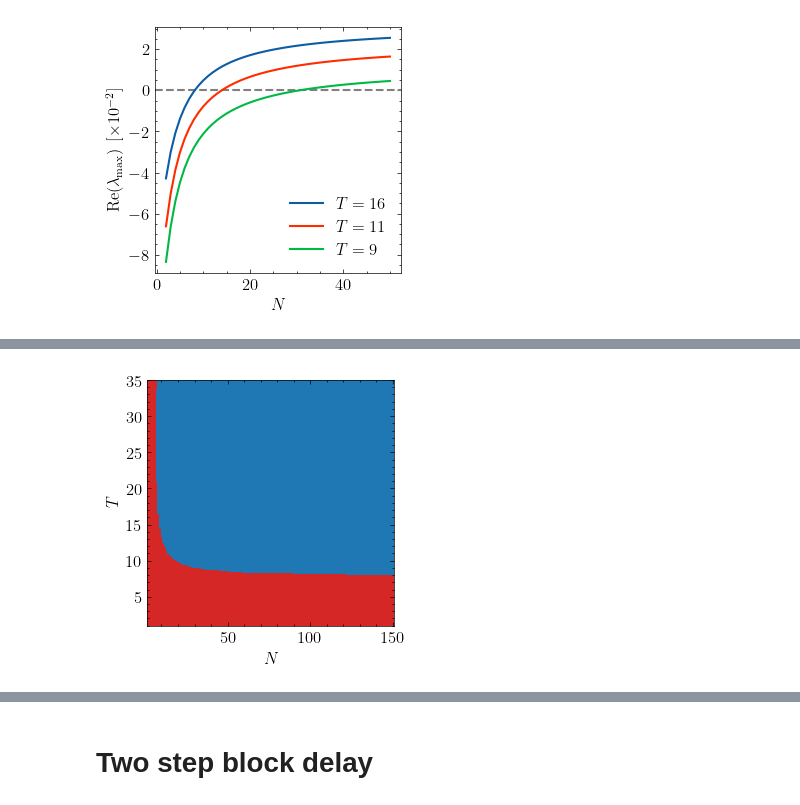
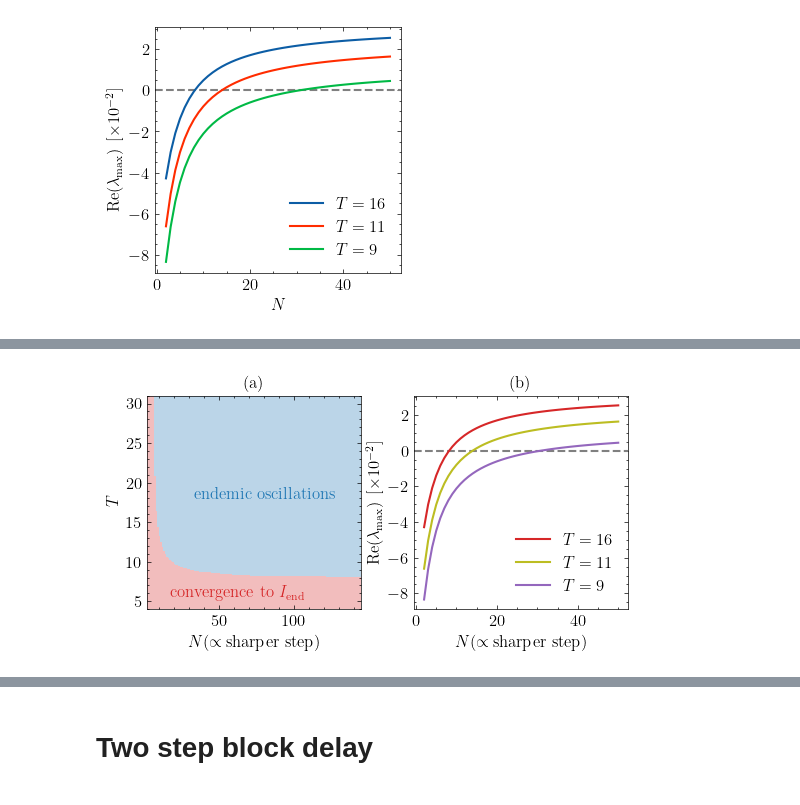
Before and after one commit to ISCOTTYI/sirs-oscillations, a Jupyter notebook: numerical_analysis.ipynb, the cells around one changed output, grey strips where cells are left out. Cells and saved outputs as stored; diff of their text form; code cells hidden in the pictures.

```diff
--- a/numerical_analysis.ipynb
+++ b/numerical_analysis.ipynb
@@ -241,14 +256,0 @@ display(fig)
-# %%
-p = (2, 1, 8)
-Ns = 2:300
-
-fig, ax = plt.subplots()
-ax.set(
-    xlabel = L"N", ylabel = L"\operatorname{Re}(\lambda_\mathrm{max}) \: \left[\times 10^{-2}\right]",
-    box_aspect = 1
-)
-ax.axhline(0.0, ls = "--", c = "gray")
-ax.plot(Ns, λ_max.(erlang_block_kernel_jacobian.(p..., Ns)) ./ 10^(-2),
-        label = L"T = %$(p[end])")
-ax.legend()
-display(fig)
@@ -370,43 +372,60 @@ display(fig)
 # %% [output]
 [figure]
 # %%
-# Ns = 5:1:200
-# Ts = 2:0.1:60
-# β, ρ = 5, 1
+## PLOT FOR POSTER ##
+
+fig, (axl, axr) = plt.subplots(figsize=(6.2, 3.1), ncols = 2)
+# fig.subplots_adjust(wspace = 0.05)
+axr.set(
+    xlabel = L"N (\propto \text{sharper step})", ylabel = L"\operatorname{Re}(\lambda_\mathrm{max}) \: \left[\times 10^{-2}\right]",
+    box_aspect = 1, title = "(b)"
+)
+Ns = 2:50
+axr.axhline(0.0, ls = "--", c = "gray")
+parameter_sets = [(2, 1, 16), (2, 1, 11), (2, 1, 9)] # Parameters are (β, ρ, T)
+colors = ["tab:red", "tab:olive", "tab:purple"]
+for (p, c) in zip(parameter_sets, colors)
+    axr.plot(Ns, λ_max.(erlang_block_kernel_jacobian.(p..., Ns)) ./ 10^(-2),
+            label = L"T = %$(p[end])", c = c)
+end
+axr.legend()
+
+
 Ns = 2:1:150
 Ts = 1:0.1:35
 β, ρ = 2, 1
 
 # https://groups.google.com/g/julia-users/c/83Pfg9HGhGQ/m/9G_0wi-GBQAJ
-# z = [λ_max(erlang_block_kernel_jacobian(β, ρ, T, N)) for T in Ts, N in Ns]
-sign_change = (diff(sign.(z), dims = 1) .!= 0)[:, 1:end-1] + (diff(sign.(z), dims = 2) .!= 0)[1:end-1, :]
+# z = [λ_max(erlang_block_kernel_jacobian(β, ρ, T, N)) for T in Ts, N in Ns] # CALCULATION
+# sign_change = (diff(sign.(z), dims = 1) .!= 0)[:, 1:end-1] + (diff(sign.(z), dims = 2) .!= 0)[1:end-1, :]
+z = readdlm("./data/block-delay-kernel/oscillation-onset-heatmap.dat", comments = true)
 
-fig, ax = plt.subplots(figsize = (4, 3.2))
-ax.set(box_aspect = 1, xlabel = L"N", ylabel = L"T")
-# Heatmap
-# hm_cmap = plt.cm.Blues.copy()
-# hm_cmap.set_under("white")
+axl.set(
+    box_aspect = 1,
+    xlabel = L"N (\propto \text{sharper step})", ylabel = L"T",
+    ylim = (4, 31), xlim = (2, 145),
+    title = "(a)"
+)
+# Heatmap Arguments are name, red, green, blue and alpha codes. Tuples resemble
+# (x, y0, y1), where x is input to colormap, y0 is end point of interpolation
+# from last color and y1 is start point of interpolation to next color (y0 and
+# y1 allow gaps in the colormap). Interpolation here between tab:red (x=0) and
+# tab:blue (x=1).
+# tab:blue: (0.1216, 0.4667, 0.7059)
+# tab:red: (0.8392, 0.1529, 0.1569)
+cm_alpha = 0.3
+hm_cmap = plt.ColorMap("cm", [(0.0, 0.8392, 0.8392), (1.0, 0.1215, 0.1215)], [(0.0, 0.1529, 0.1529), (1.0, 0.4666, 0.4666)], [(0.0, 0.1529, 0.1529), (1.0, 0.7058, 0.7058)], [(0.0, cm_alpha, cm_alpha), (1.0, cm_alpha, cm_alpha)], 2)
+z_scaled = z ./ 10^(-2)
+hm = axl.pcolormesh(
+    Ns, Ts, z_scaled,
+    cmap = hm_cmap,
+    vmin = - maximum(z_scaled), # Colormap symmetric, required to center at zero.
+    rasterized = true
+)
+axl.text(33, 18, "endemic oscillations", c = "tab:blue")
+axl.text(17, 5.5, "convergence to " * L"I_\mathrm{end}", c = "tab:red")
 
-# Arguments are name, red, green, blue codes. Tuples resemble (x, y0, y1), where
-# x is input to colormap, y0 is end point of interpolation from last color and
-# y1 is start point of interpolation to next color (y0 and y1 allow gaps in the
-# colormap). Interpolation here between tab:red (x=0) and tab:blue (x=1).
-hm_cmap = plt.ColorMap("cm", [(0.0, 0.8392, 0.8392), (1.0, 0.1215, 0.1215)], [(0.0, 0.1529, 0.1529), (1.0, 0.4666, 0.4666)], [(0.0, 0.1529, 0.1529), (1.0, 0.7058, 0.7058)], 2)
-
-z_scaled = z ./ 10^(-2)
-hm = ax.pcolormesh(Ns, Ts, z_scaled,
-                   cmap = hm_cmap,
-                   vmin = - maximum(z_scaled))
-# Colorbar
-# cbar = plt.colorbar(hm)
-# cbar.ax.set(ylim = (-(maximum(z_scaled) - minimum(z_scaled))/1000, maximum(z_scaled)))
-# cbar_labels = [label.get_text() for label in cbar.ax.get_yticklabels()]
-# cbar_labels[2] = L"\leq 0.0"
-# cbar.ax.set_yticklabels(cbar_labels)
-# cbar.set_label(L"\operatorname{Re}(\lambda_\mathrm{max}) \: \left[\times 10^{-2}\right]", rotation=90)
-# # Border -- TODO Wenn border fucked, vmin kleiner machen?
-# border_cmap = plt.cm.Greys.copy()
-# border_cmap.set_under(alpha = 0)
-# ax.pcolormesh(Ns, Ts, sign_change, cmap=border_cmap, vmin = 10^(-10))
+save_savefig(fig, "./img/eigenvalues", png = true)
+save_savefig(fig, "./img/eigenvalues", svg = true; dpi = 100)
 display(fig)
 # %% [output]
@@ -413 +433 @@ display(fig)
-[figure, old version]
+[figure, new version]
```
Also changed, not shown: parts of 27 cells of this notebook, 16 other files.
